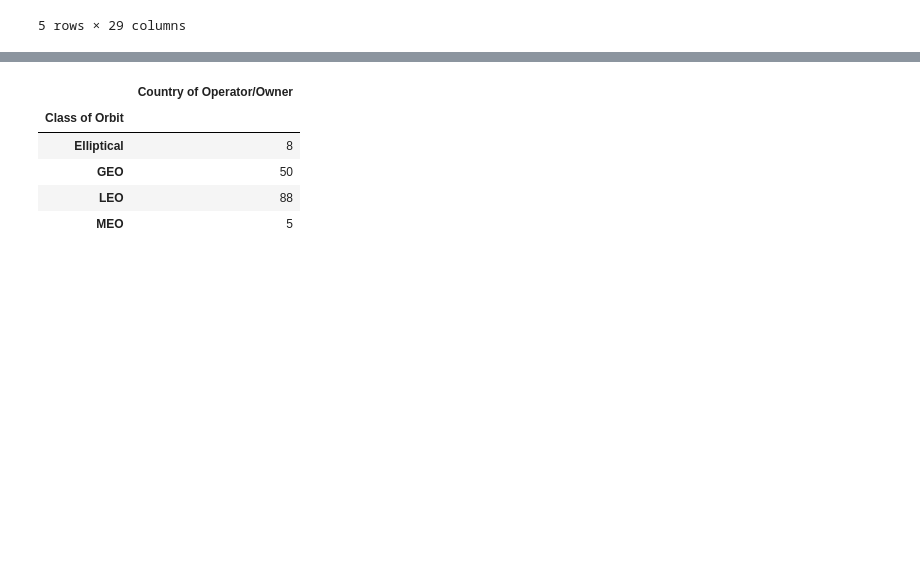
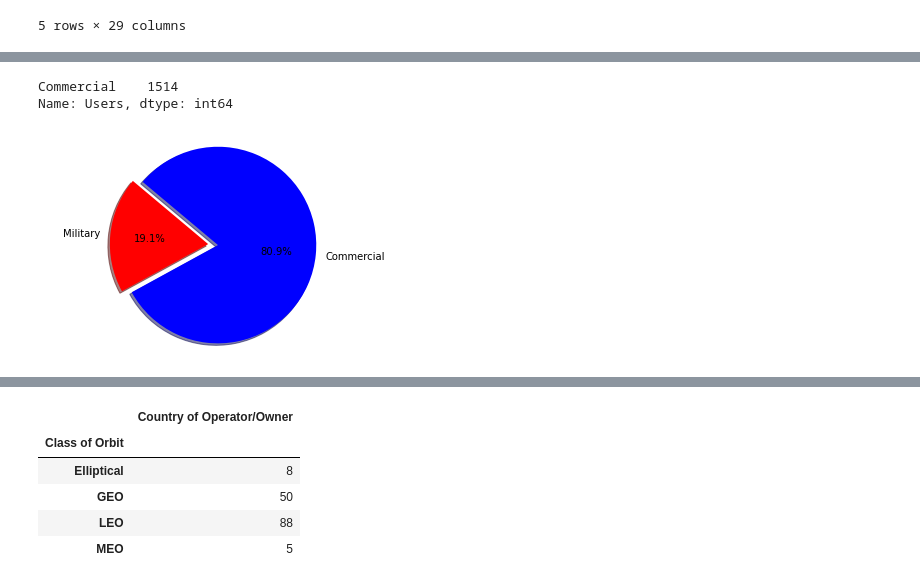
Before and after one commit to jdmerryman88/Worldwide_Satellite_Analysis, a Jupyter notebook: final.ipynb, the cells around one changed output, grey strips where cells are left out. Saved outputs shown, nothing was run; the diff lists cells and outputs as text; code cells hidden in the pictures; blank space fills up the shorter version.

```diff
--- a/final.ipynb
+++ b/final.ipynb
@@ -128,0 +244,22 @@ cleaned_satellite_df.head()
+# %%
+#count how many satellites are used  for military
+commercial_use = commercial_use_defined['Users'].value_counts()
+commercial_use
+# %% [output]
+Commercial    1514
+Name: Users, dtype: int64
+# %%
+use = ["Military", "Commercial"]
+uses = [357, 1514]
+colors = ["red","blue"]
+explode = (0.1,0)
+
+plt.pie(uses, explode=explode, labels=use, colors=colors,
+        autopct="%1.1f%%", shadow=True, startangle=140)
+# Create axes which are equal so we have a perfect circle
+plt.axis("equal")
+# Save an image of our chart and print the final product to the screen
+plt.savefig("Images/MilitaryVsCommercial.png")
+plt.show()
+# %% [output]
+[figure, added]
```
Also changed, not shown: parts of 12 cells of this notebook, 9 other files.
